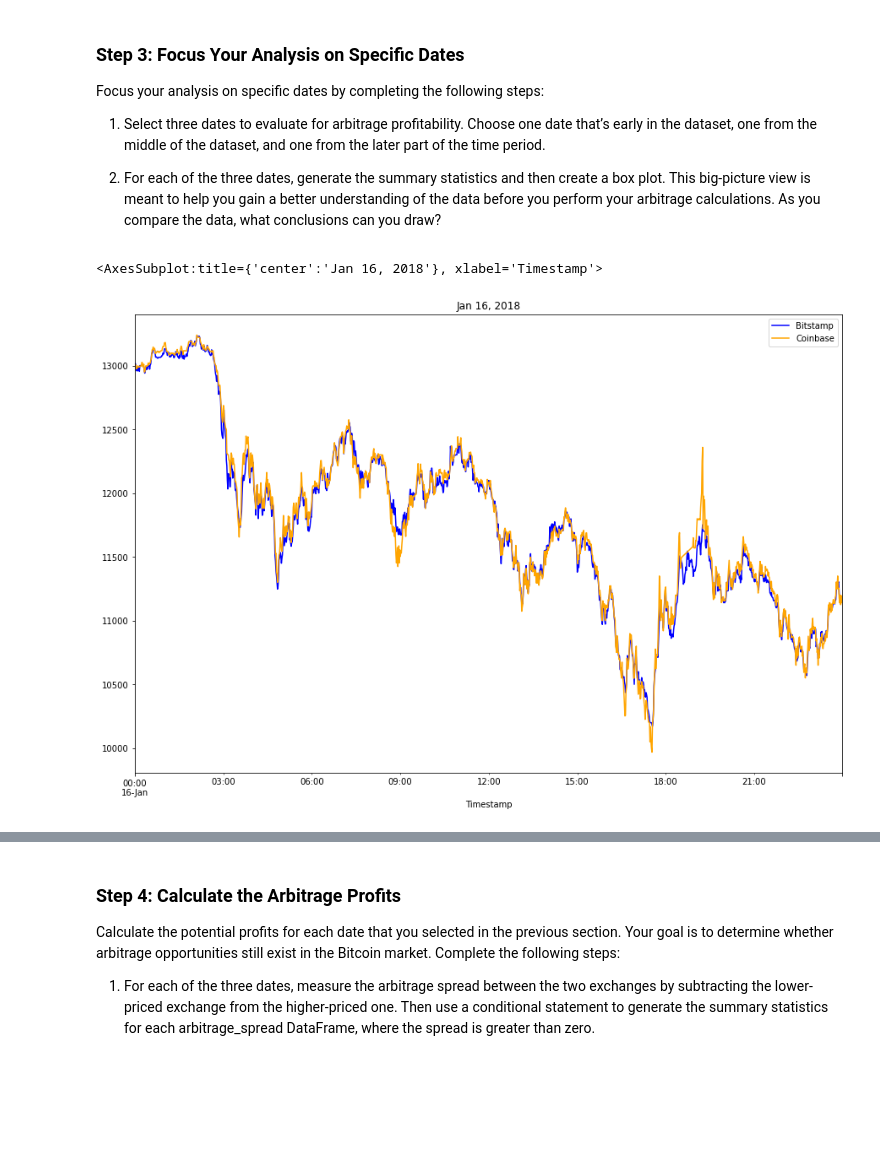
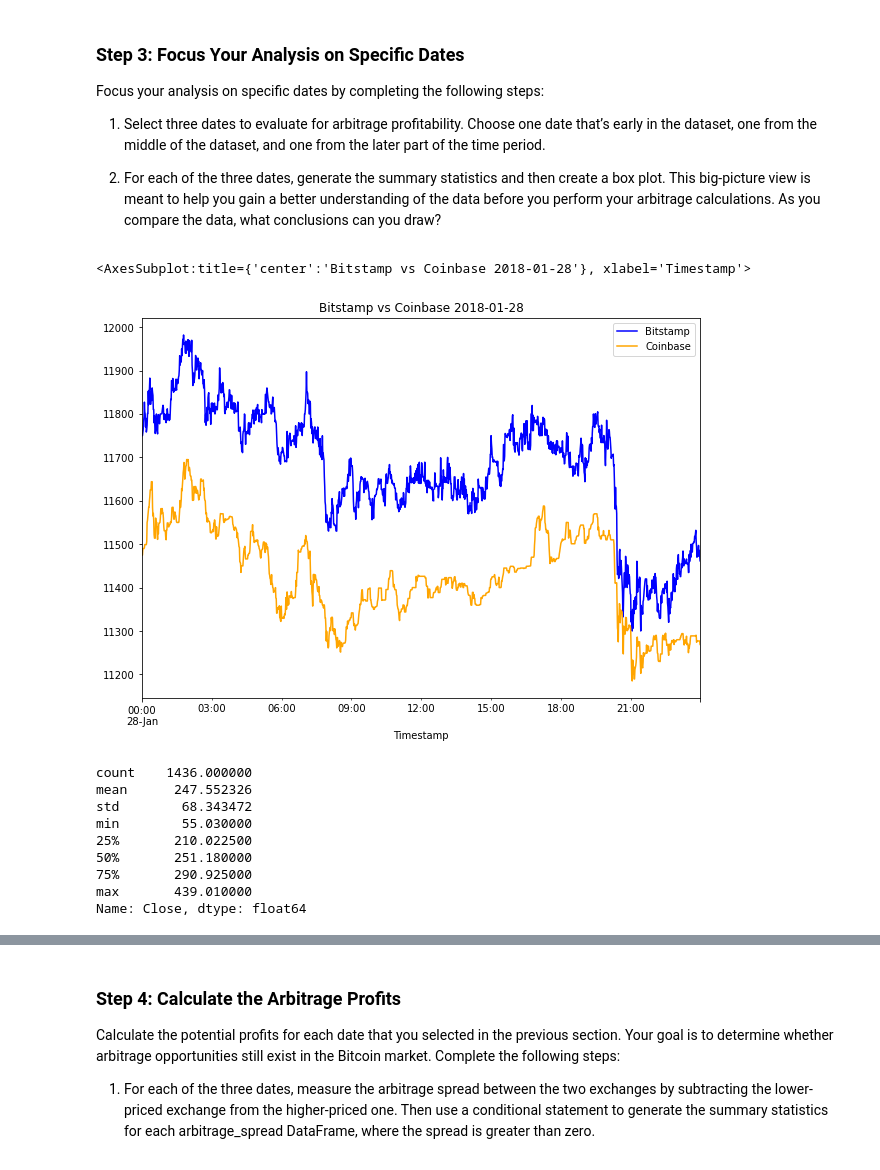
Before and after one commit to IsaiahTT/Challenge_3, a Jupyter notebook: Starter_Code/crypto_arbitrage.ipynb, the cells around one changed output, grey strips where cells are left out. Saved outputs shown, nothing was run; the diff lists cells and outputs as text; code cells hidden in the pictures; blank space fills up the shorter version.

```diff
--- a/Starter_Code/crypto_arbitrage.ipynb
+++ b/Starter_Code/crypto_arbitrage.ipynb
@@ -357,7 +357,26 @@ Focus your analysis on specific dates by completing the following steps:
 # %%
 # Create an overlay plot that visualizes the two dataframes over a period of one day early in the dataset.
 # Be sure that the plots include the parameters `legend`, `figsize`, `title`, `color` and `label`
-# YOUR CODE HERE
+bitstamp_sliced["Close"].loc["2018-01-28"].plot(legend=True, figsize=(10,7), title="Bitstamp vs Coinbase 2018-01-28", color="blue", label="Bitstamp")
+coinbase_sliced["Close"].loc["2018-01-28"].plot(legend=True, figsize=(10,7), color="orange", label="Coinbase")
 # %% [output]
-<AxesSubplot:title={'center':'Jan 16, 2018'}, xlabel='Timestamp'>
+<AxesSubplot:title={'center':'Bitstamp vs Coinbase 2018-01-28'}, xlabel='Timestamp'>
-[figure, old version]
+[figure, new version]
+# %%
+# Using the early date that you have selected, calculate the arbitrage spread
+# by subtracting the bitstamp lower closing prices from the coinbase higher closing prices
+arbitrage_spread_early = bitstamp_sliced["Close"].loc["2018-01-28"] - coinbase_sliced["Close"].loc["2018-01-28"]
+'''I did Bitstamp minus Coinbase because it's Bitstamp is valued higher generally.
+'''
+# Generate summary statistics for the early DataFrame
+arbitrage_spread_early.describe()
+# %% [output]
+count    1436.000000
+mean      247.552326
+std        68.343472
+min        55.030000
+25%       210.022500
+50%       251.180000
+75%       290.925000
+max       439.010000
+Name: Close, dtype: float64
```
Also changed, not shown: parts of 46 cells of this notebook.
